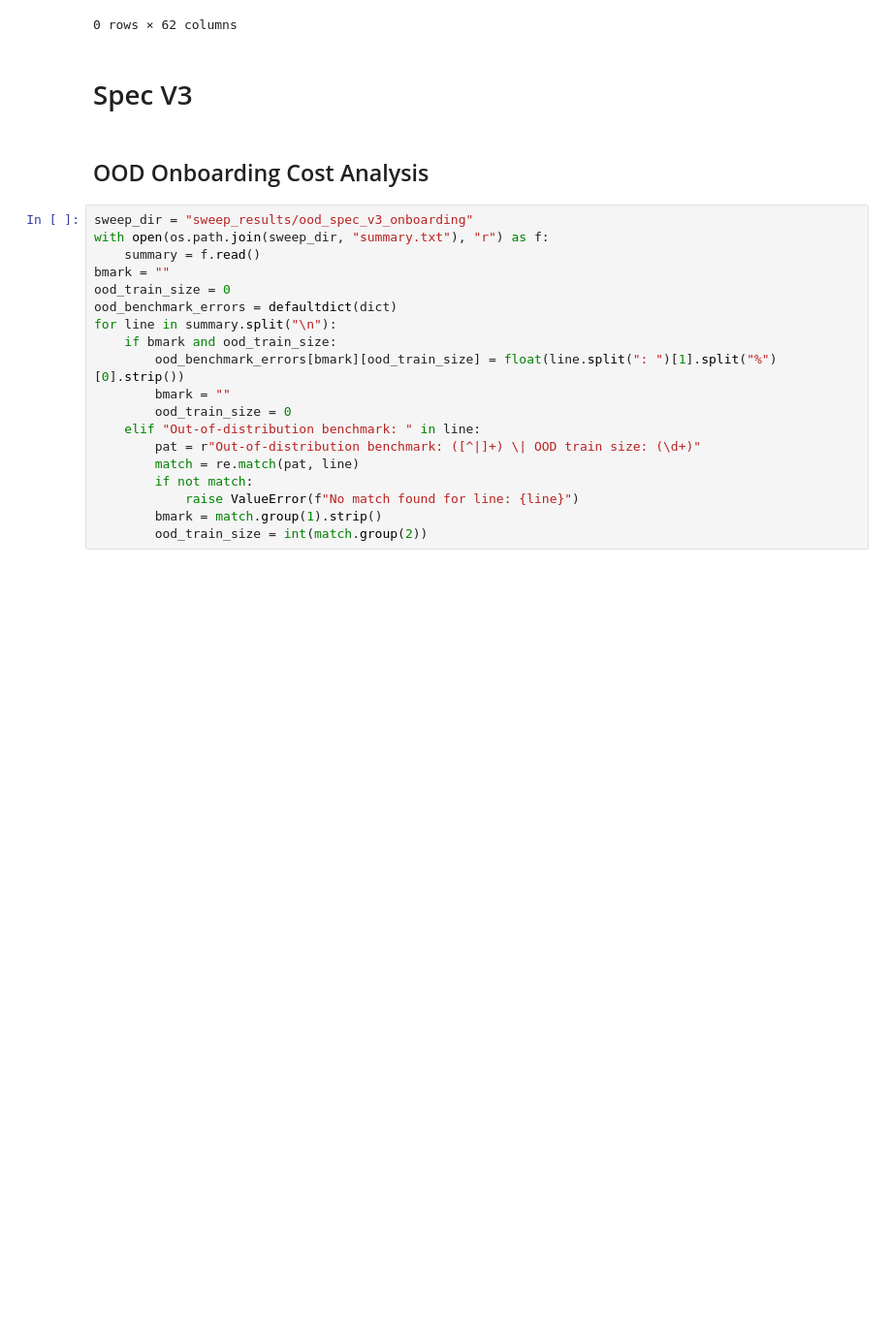
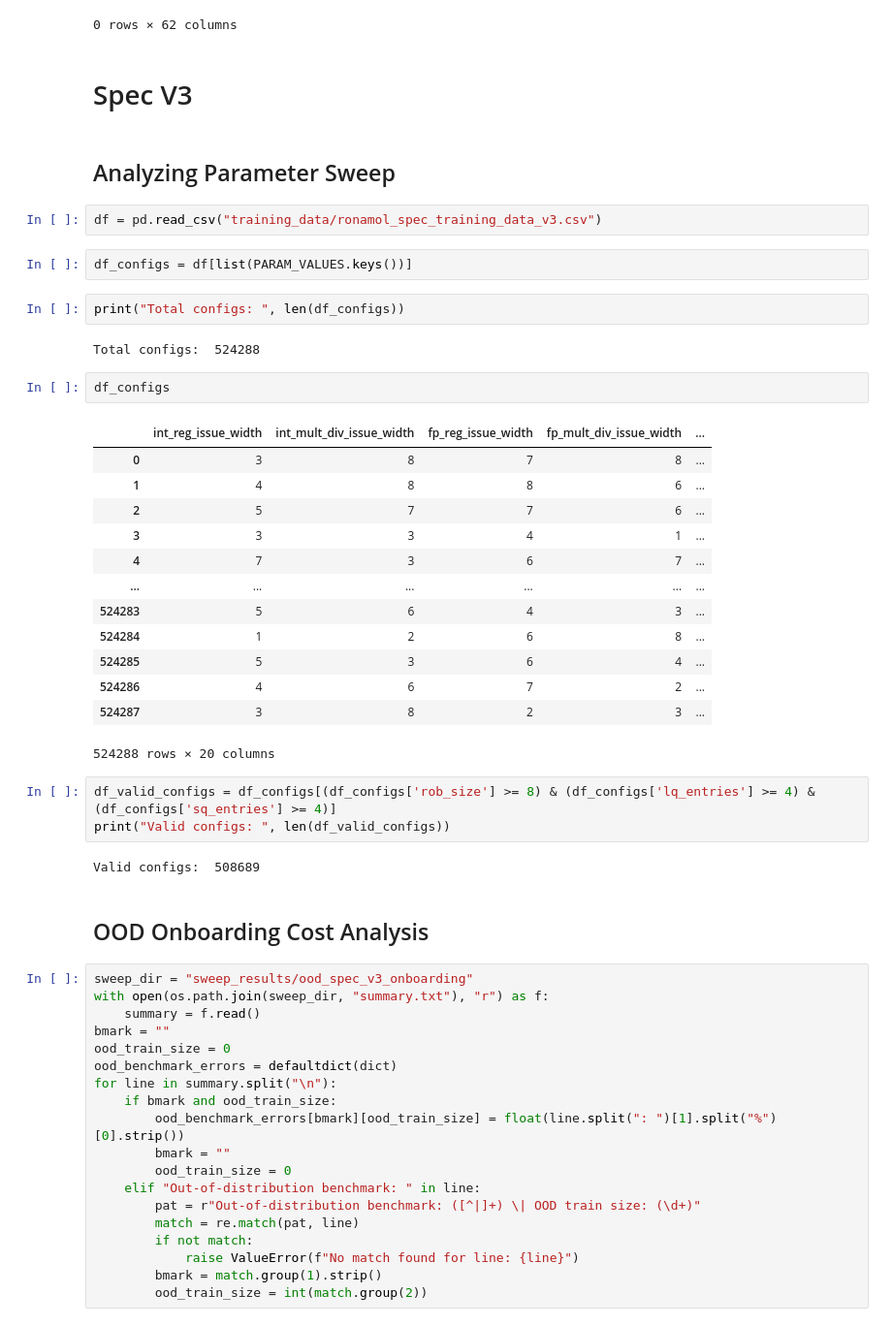
Before and after one commit to ronitnag04/peregrine, a Jupyter notebook: ml_model/analysis.ipynb, the cells around one changed output. Shown at 97% size. Saved outputs shown, nothing was run; the diff lists cells and outputs as text; blank space fills up the shorter version.

Commit message:
Analyzed configs

```diff
--- a/ml_model/analysis.ipynb
+++ b/ml_model/analysis.ipynb
@@ -597,6 +597,37 @@ train_dataset[train_dataset.duplicated()]
 0 rows × 62 columns
 # %% [markdown]
 # Spec V3
+# %% [markdown]
+## Analyzing Parameter Sweep
+# %%
+df = pd.read_csv("training_data/ronamol_spec_training_data_v3.csv")
+# %%
+df_configs = df[list(PARAM_VALUES.keys())]
+# %%
+print("Total configs: ", len(df_configs))
+# %% [output]
+Total configs:  524288
+# %%
+df_configs
+# %% [output]
+|  | int_reg_issue_width | int_mult_div_issue_width | fp_reg_issue_width | fp_mult_div_issue_width | ... |
+| 0 | 3 | 8 | 7 | 8 | ... |
+| 1 | 4 | 8 | 8 | 6 | ... |
+| 2 | 5 | 7 | 7 | 6 | ... |
+| 3 | 3 | 3 | 4 | 1 | ... |
+| 4 | 7 | 3 | 6 | 7 | ... |
+| ... | ... | ... | ... | ... | ... |
+| 524283 | 5 | 6 | 4 | 3 | ... |
+| 524284 | 1 | 2 | 6 | 8 | ... |
+| 524285 | 5 | 3 | 6 | 4 | ... |
+| 524286 | 4 | 6 | 7 | 2 | ... |
+| 524287 | 3 | 8 | 2 | 3 | ... |
+524288 rows × 20 columns
+# %%
+df_valid_configs = df_configs[(df_configs['rob_size'] >= 8) & (df_configs['lq_entries'] >= 4) & (df_configs['sq_entries'] >= 4)]
+print("Valid configs: ", len(df_valid_configs))
+# %% [output]
+Valid configs:  508689
 # %% [markdown]
 ## OOD Onboarding Cost Analysis
 # %%
```
